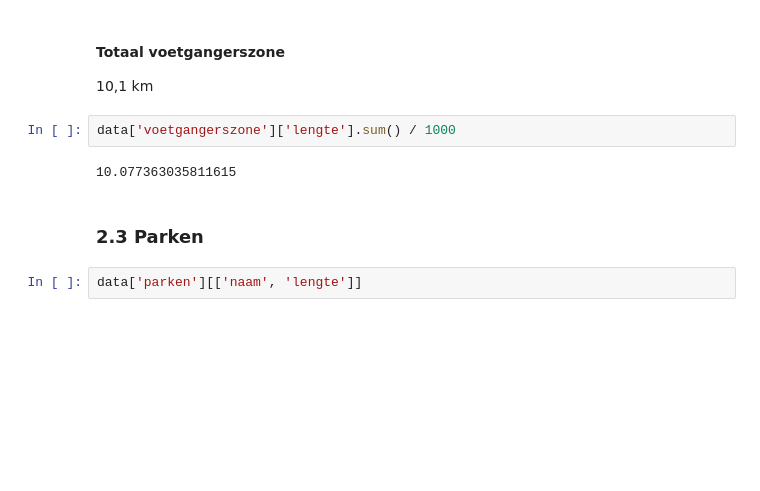
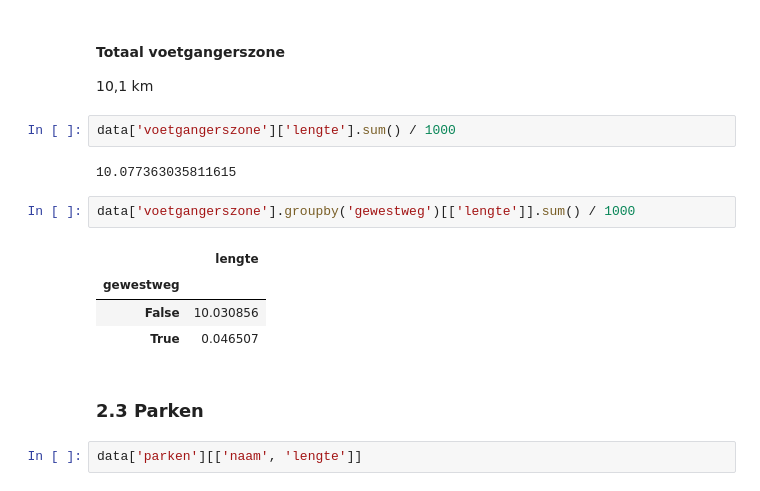
Before and after one commit to JonasHeylen/fietspaden-bxl, a Jupyter notebook: Fietspaden_BXL.ipynb, the cells around one changed output. Drawn from its saved outputs; the diff is of its cells as text; blank space fills up the shorter version.

```diff
--- a/Fietspaden_BXL.ipynb
+++ b/Fietspaden_BXL.ipynb
@@ -210,6 +238,13 @@ data['voetgangerszone'][['naam', 'lengte']]
 data['voetgangerszone']['lengte'].sum() / 1000
 # %% [output]
 10.077363035811615
+# %%
+data['voetgangerszone'].groupby('gewestweg')[['lengte']].sum() / 1000
+# %% [output]
+|  | lengte |
+| gewestweg |  |
+| False | 10.030856 |
+| True | 0.046507 |
 # %% [markdown]
 ### 2.3 Parken
 # %%
```
Also changed, not shown: parts of 7 cells of this notebook.
